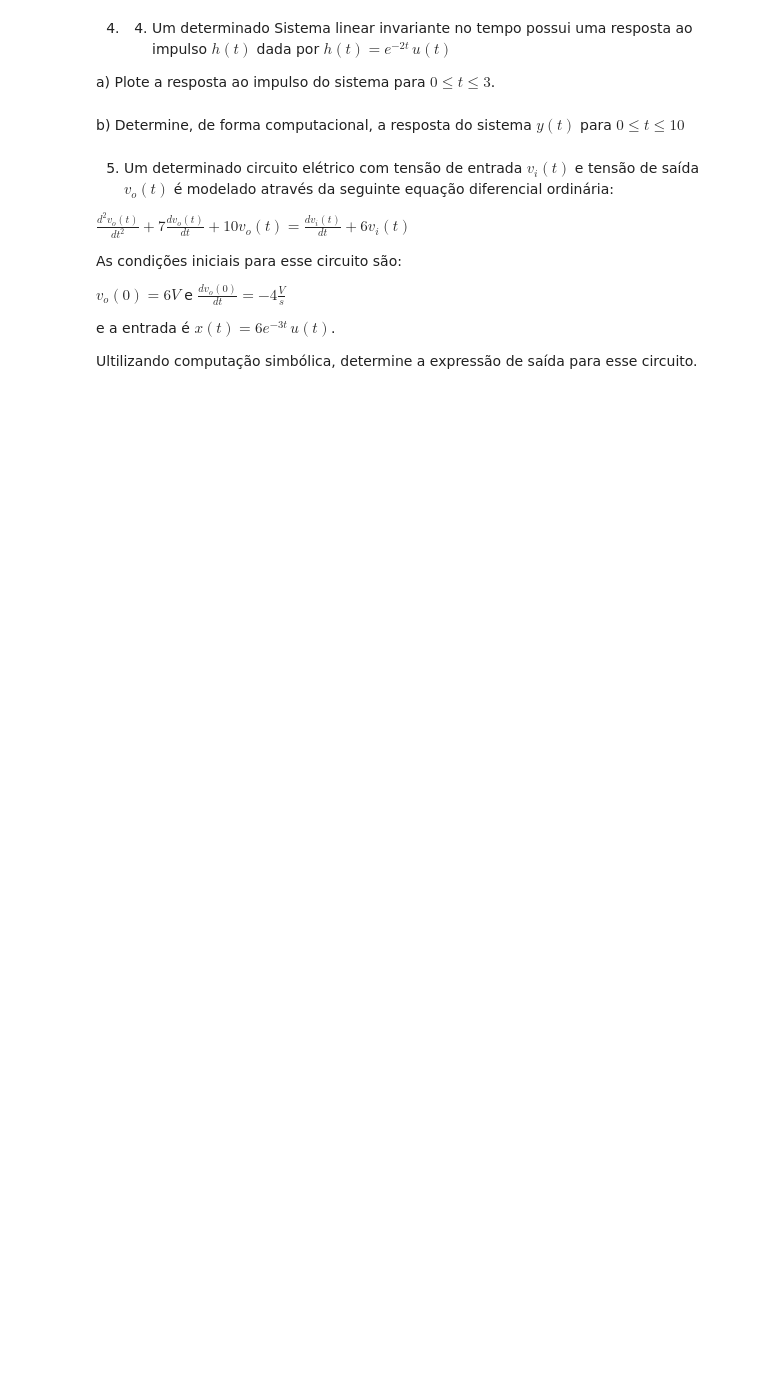
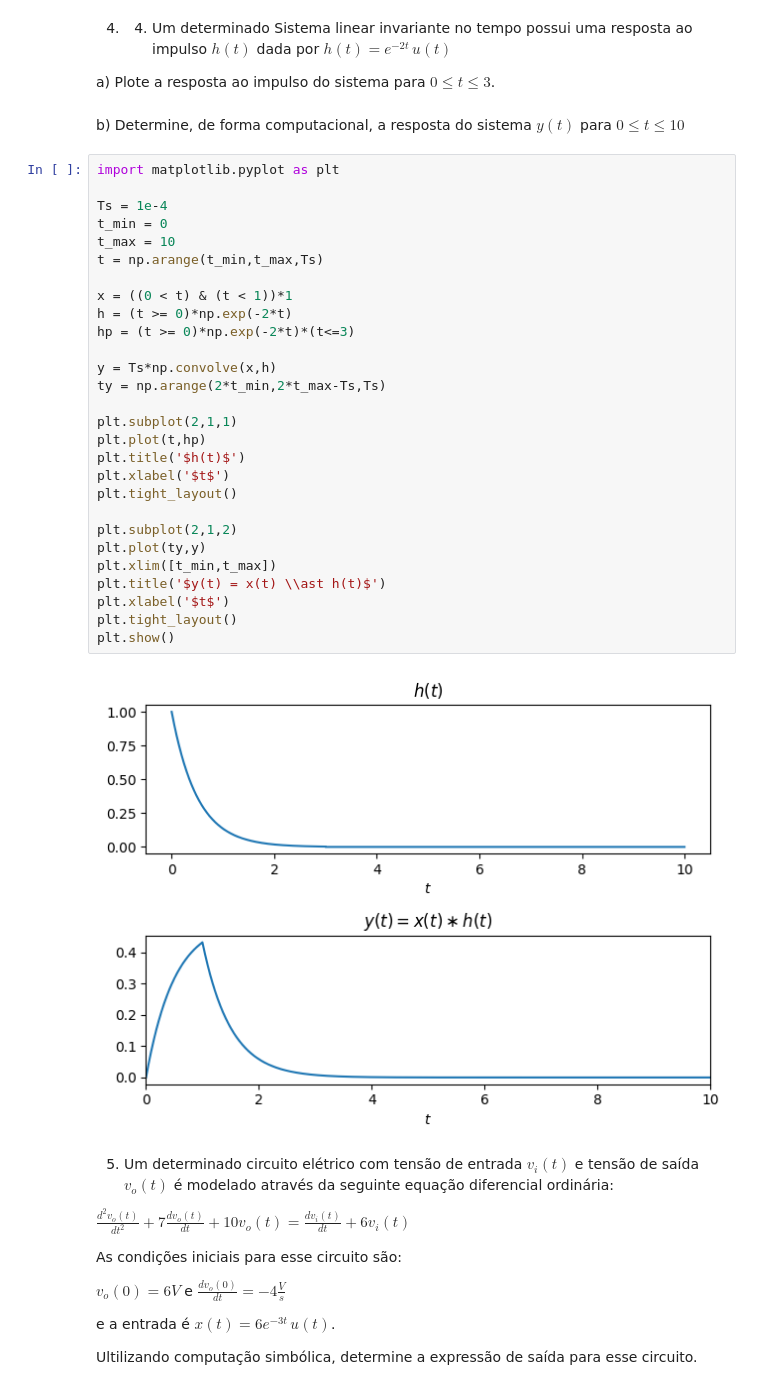
Before and after one commit to LeticiaVieirg/Sinais_Sistemas, a Jupyter notebook: 1_TrabalhoComputacional.ipynb, the cells around one changed output. Saved outputs shown, nothing was run; the diff lists cells and outputs as text; blank space fills up the shorter version.

```diff
--- a/1_TrabalhoComputacional.ipynb
+++ b/1_TrabalhoComputacional.ipynb
@@ -142,6 +170,36 @@ Sendo $f_m = 50Hz$. Considere $A = 1,5 $ e $ F_c = 500Hz$. Plote a forma de onda
 a) Plote a resposta ao impulso do sistema para $0 \leq t \leq 3$.
 # %% [markdown]
 b) Determine, de forma computacional, a resposta do sistema $y(t)$ para $0 \leq t \leq 10$
+# %%
+import matplotlib.pyplot as plt
+
+Ts = 1e-4
+t_min = 0
+t_max = 10
+t = np.arange(t_min,t_max,Ts)
+
+x = ((0 < t) & (t < 1))*1
+h = (t >= 0)*np.exp(-2*t)
+hp = (t >= 0)*np.exp(-2*t)*(t<=3)
+
+y = Ts*np.convolve(x,h)
+ty = np.arange(2*t_min,2*t_max-Ts,Ts)
+
+plt.subplot(2,1,1)
+plt.plot(t,hp)
+plt.title('$h(t)$')
+plt.xlabel('$t$')
+plt.tight_layout()
+
+plt.subplot(2,1,2)
+plt.plot(ty,y)
+plt.xlim([t_min,t_max])
+plt.title('$y(t) = x(t) \\ast h(t)$')
+plt.xlabel('$t$')
+plt.tight_layout()
+plt.show()
+# %% [output]
+[figure, added]
 # %% [markdown]
 5. Um determinado circuito elétrico com tensão de entrada $v_i(t)$ e tensão de saída $v_o(t)$ é modelado através da seguinte equação diferencial ordinária:
 
```
Also changed, not shown: parts of 6 cells of this notebook.
